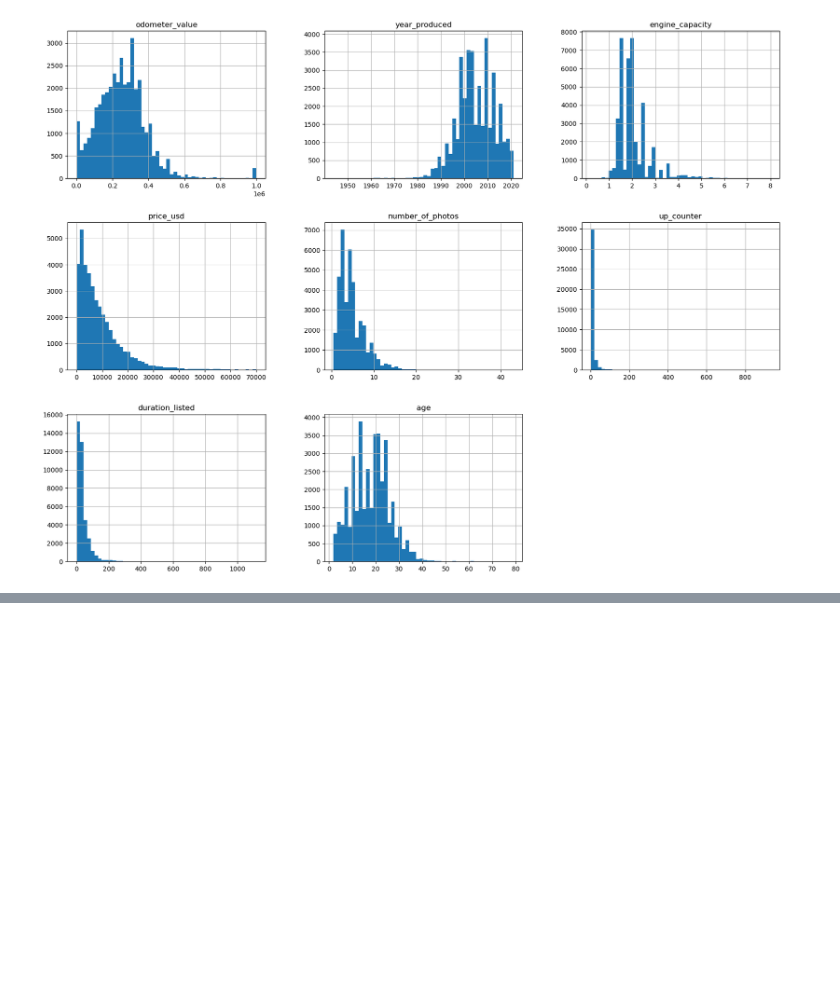
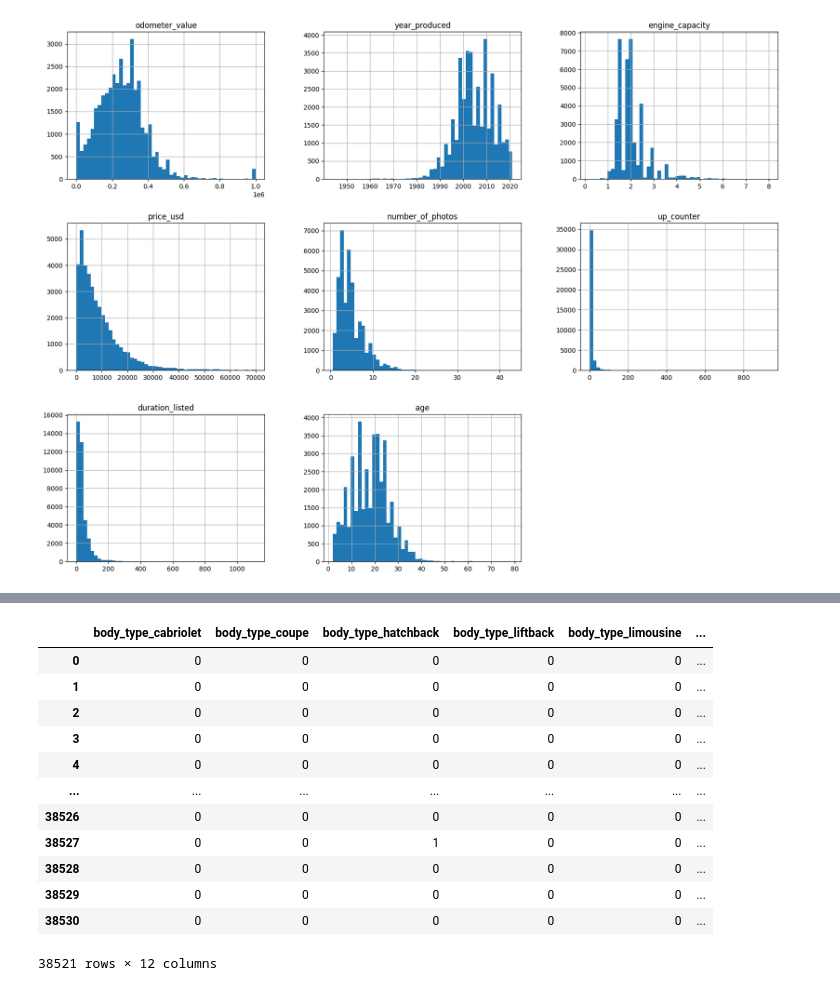
Before and after one commit to Jiffy953/School, a Jupyter notebook: School_Spring2023/Machine_Learning/usedCarPricesRegression/usedCarPrices.ipynb, the cells around one changed output, grey strips where cells are left out. Cells and saved outputs as stored; diff of their text form; code cells hidden in the pictures; blank space fills up the shorter version.

```diff
--- a/School_Spring2023/Machine_Learning/usedCarPricesRegression/usedCarPrices.ipynb
+++ b/School_Spring2023/Machine_Learning/usedCarPricesRegression/usedCarPrices.ipynb
@@ -179,0 +181,3 @@ dtype: float64
+# %%
+cars["price_range"] = pd.cut(cars["price_usd"], [0,10000,25000,50000], labels=['Cheap', 'Medium', 'Expensive'])
+cars["price_range"]
@@ -179,0 +198,17 @@ dtype: float64
+# %%
+cars_dummies = pd.get_dummies(cars["body_type"], prefix="body_type", prefix_sep='_')
+cars_dummies
+# %% [output]
+|  | body_type_cabriolet | body_type_coupe | body_type_hatchback | body_type_liftback | body_type_limousine | ... |
+| 0 | 0 | 0 | 0 | 0 | 0 | ... |
+| 1 | 0 | 0 | 0 | 0 | 0 | ... |
+| 2 | 0 | 0 | 0 | 0 | 0 | ... |
+| 3 | 0 | 0 | 0 | 0 | 0 | ... |
+| 4 | 0 | 0 | 0 | 0 | 0 | ... |
+| ... | ... | ... | ... | ... | ... | ... |
+| 38526 | 0 | 0 | 0 | 0 | 0 | ... |
+| 38527 | 0 | 0 | 1 | 0 | 0 | ... |
+| 38528 | 0 | 0 | 0 | 0 | 0 | ... |
+| 38529 | 0 | 0 | 0 | 0 | 0 | ... |
+| 38530 | 0 | 0 | 0 | 0 | 0 | ... |
+38521 rows × 12 columns
```
Also changed, not shown: parts of 14 cells of this notebook, 1 other file.
